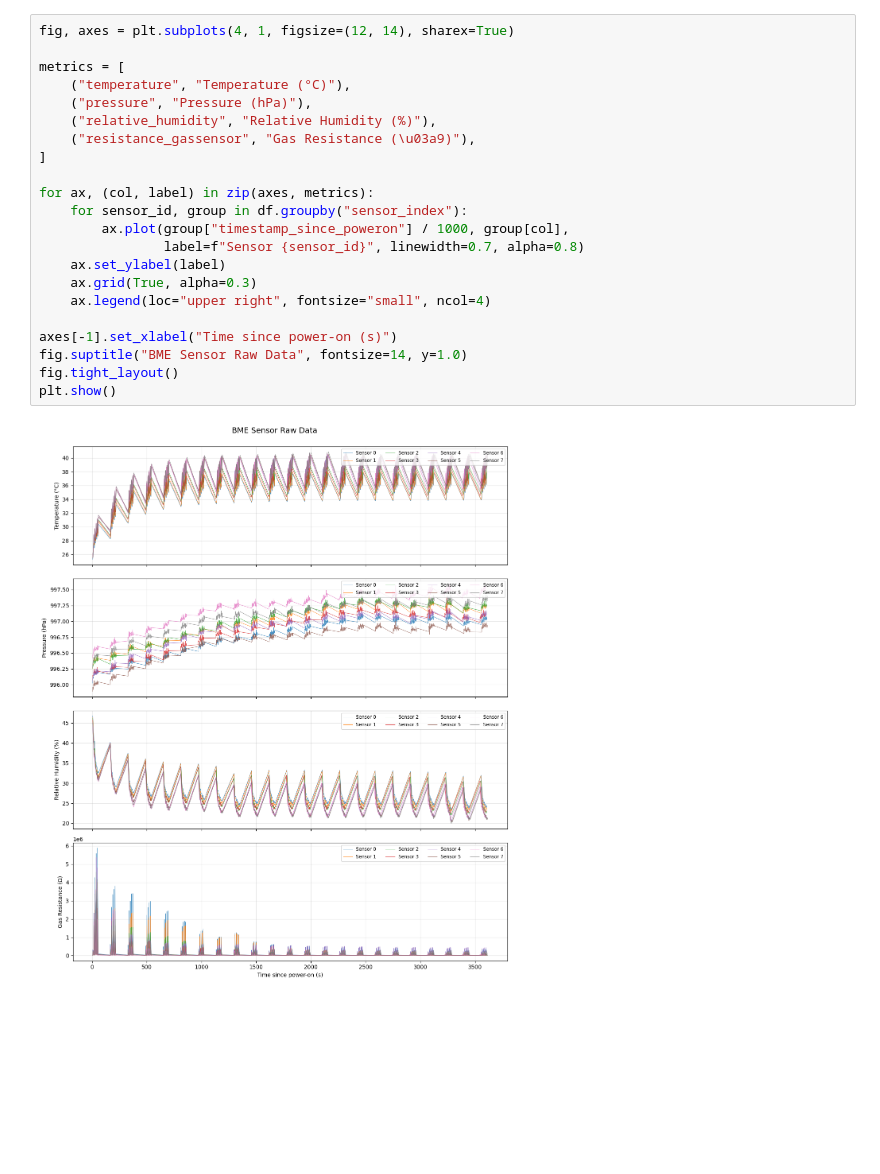
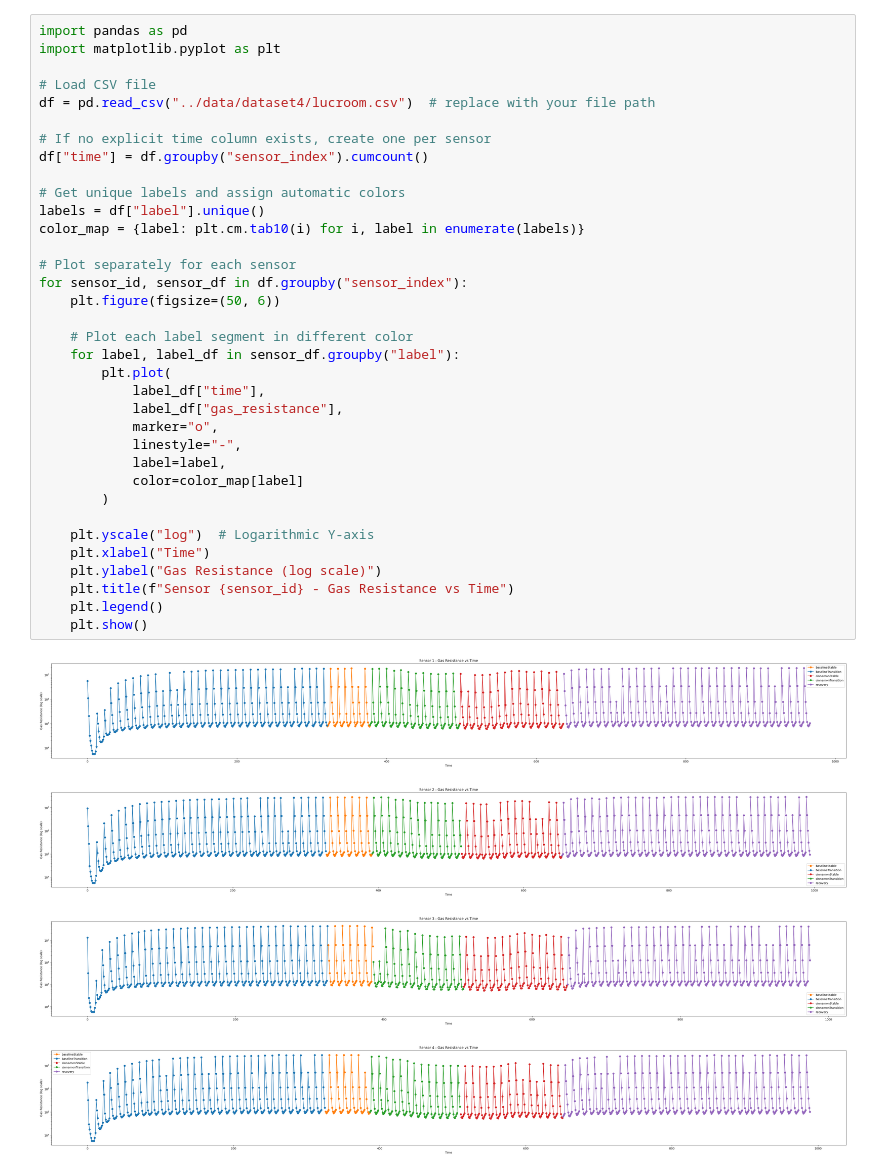
Before and after one commit to lucwl/olfactml, a Jupyter notebook: notebooks/analyse_csv.ipynb, the cells around one changed output. Saved outputs shown, nothing was run; the diff lists cells and outputs as text; blank space fills up the shorter version.

Commit message:
Add new dataset and notebooks

```diff
--- a/notebooks/analyse_csv.ipynb
+++ b/notebooks/analyse_csv.ipynb
@@ -19,24 +1,40 @@ df.head()
-# %%
-fig, axes = plt.subplots(4, 1, figsize=(12, 14), sharex=True)
-
-metrics = [
-    ("temperature", "Temperature (°C)"),
-    ("pressure", "Pressure (hPa)"),
-    ("relative_humidity", "Relative Humidity (%)"),
-    ("resistance_gassensor", "Gas Resistance (\u03a9)"),
-]
-
-for ax, (col, label) in zip(axes, metrics):
-    for sensor_id, group in df.groupby("sensor_index"):
-        ax.plot(group["timestamp_since_poweron"] / 1000, group[col],
-                label=f"Sensor {sensor_id}", linewidth=0.7, alpha=0.8)
-    ax.set_ylabel(label)
-    ax.grid(True, alpha=0.3)
-    ax.legend(loc="upper right", fontsize="small", ncol=4)
-
-axes[-1].set_xlabel("Time since power-on (s)")
-fig.suptitle("BME Sensor Raw Data", fontsize=14, y=1.0)
-fig.tight_layout()
-plt.show()
-# %% [output]
-[figure, removed]
+# %%
+import pandas as pd
+import matplotlib.pyplot as plt
+
+# Load CSV file
+df = pd.read_csv("../data/dataset4/lucroom.csv")  # replace with your file path
+
+# If no explicit time column exists, create one per sensor
+df["time"] = df.groupby("sensor_index").cumcount()
+
+# Get unique labels and assign automatic colors
+labels = df["label"].unique()
+color_map = {label: plt.cm.tab10(i) for i, label in enumerate(labels)}
+
+# Plot separately for each sensor
+for sensor_id, sensor_df in df.groupby("sensor_index"):
+    plt.figure(figsize=(50, 6))
+
+    # Plot each label segment in different color
+    for label, label_df in sensor_df.groupby("label"):
+        plt.plot(
+            label_df["time"],
+            label_df["gas_resistance"],
+            marker="o",
+            linestyle="-",
+            label=label,
+            color=color_map[label]
+        )
+
+    plt.yscale("log")  # Logarithmic Y-axis
+    plt.xlabel("Time")
+    plt.ylabel("Gas Resistance (log scale)")
+    plt.title(f"Sensor {sensor_id} - Gas Resistance vs Time")
+    plt.legend()
+    plt.show()
+# %% [output]
+[figure, added]
+[figure, added]
+[figure, added]
+[figure, added]
```
Also changed, not shown: parts of 5 cells of this notebook, 6 other files.
